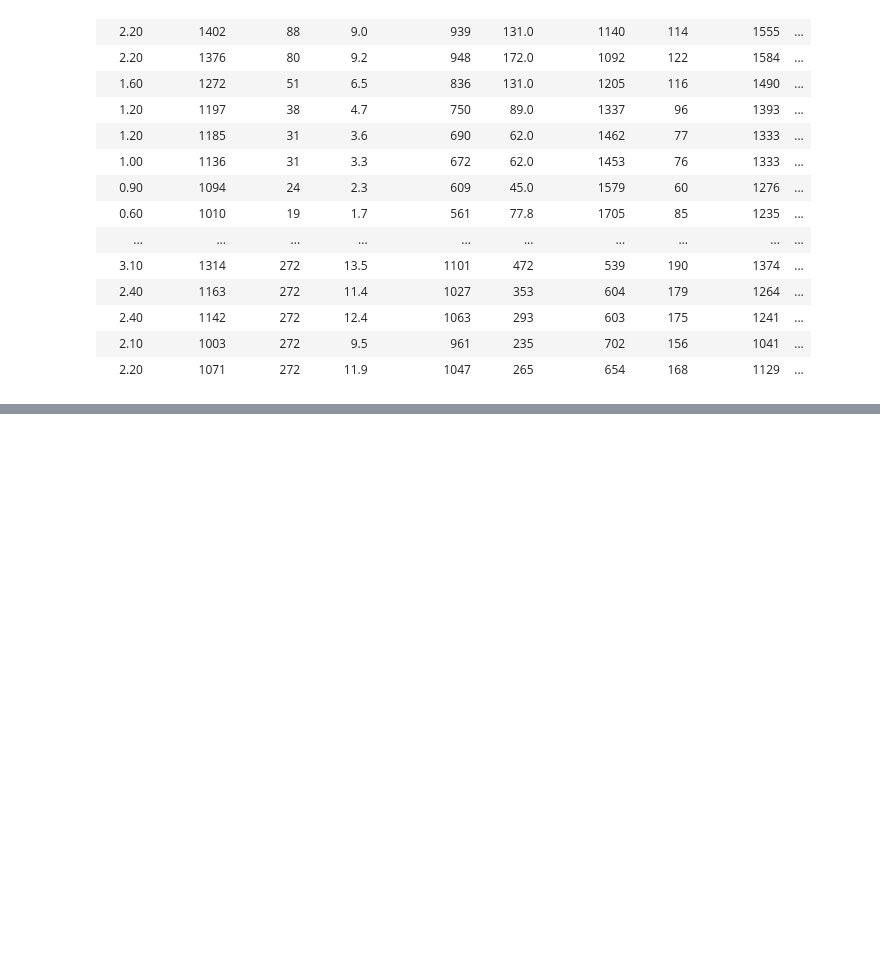
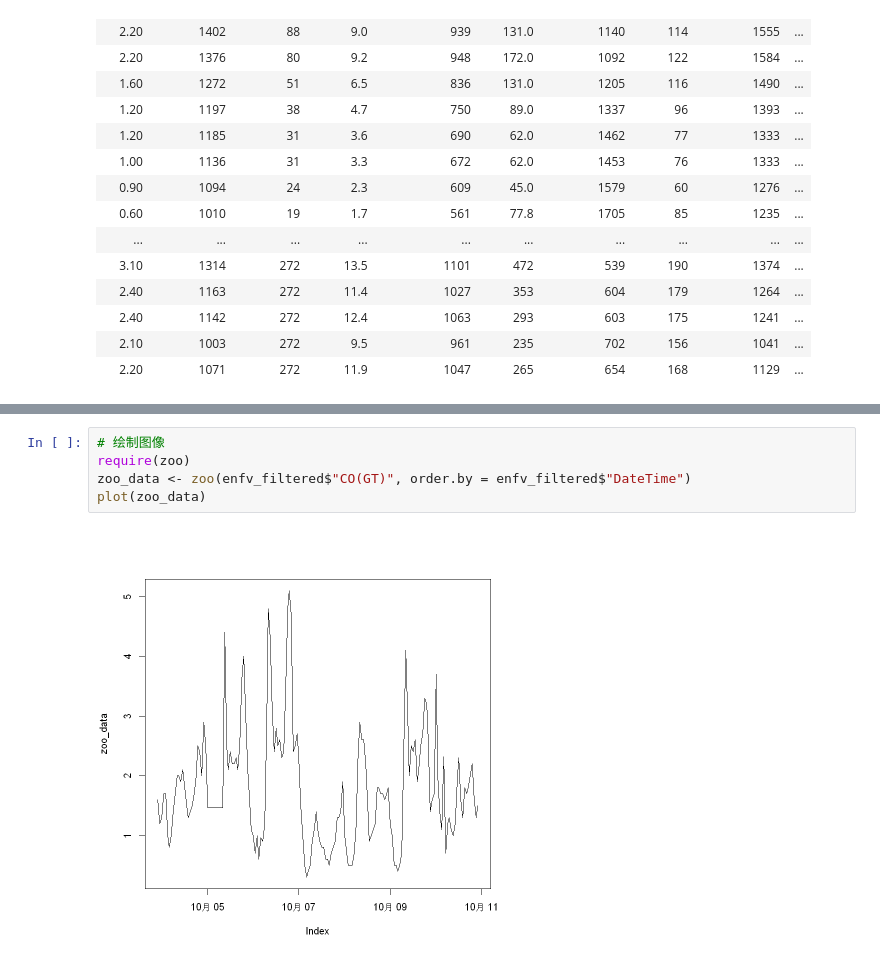
Before and after one commit to 1554823142/time_series_analysis, a Jupyter notebook: my_code/chap6/stastic_modoule.ipynb, the cells around one changed output, grey strips where cells are left out. Cells and saved outputs as stored; diff of their text form; blank space fills up the shorter version.

```diff
--- a/my_code/chap6/stastic_modoule.ipynb
+++ b/my_code/chap6/stastic_modoule.ipynb
@@ -201,0 +223,7 @@ start_time
+# %%
+# 绘制图像
+require(zoo)
+zoo_data <- zoo(enfv_filtered$"CO(GT)", order.by = enfv_filtered$"DateTime")
+plot(zoo_data)
+# %% [output]
+[figure, added]
```
Also changed, not shown: parts of 7 cells of this notebook, 2 other files.
